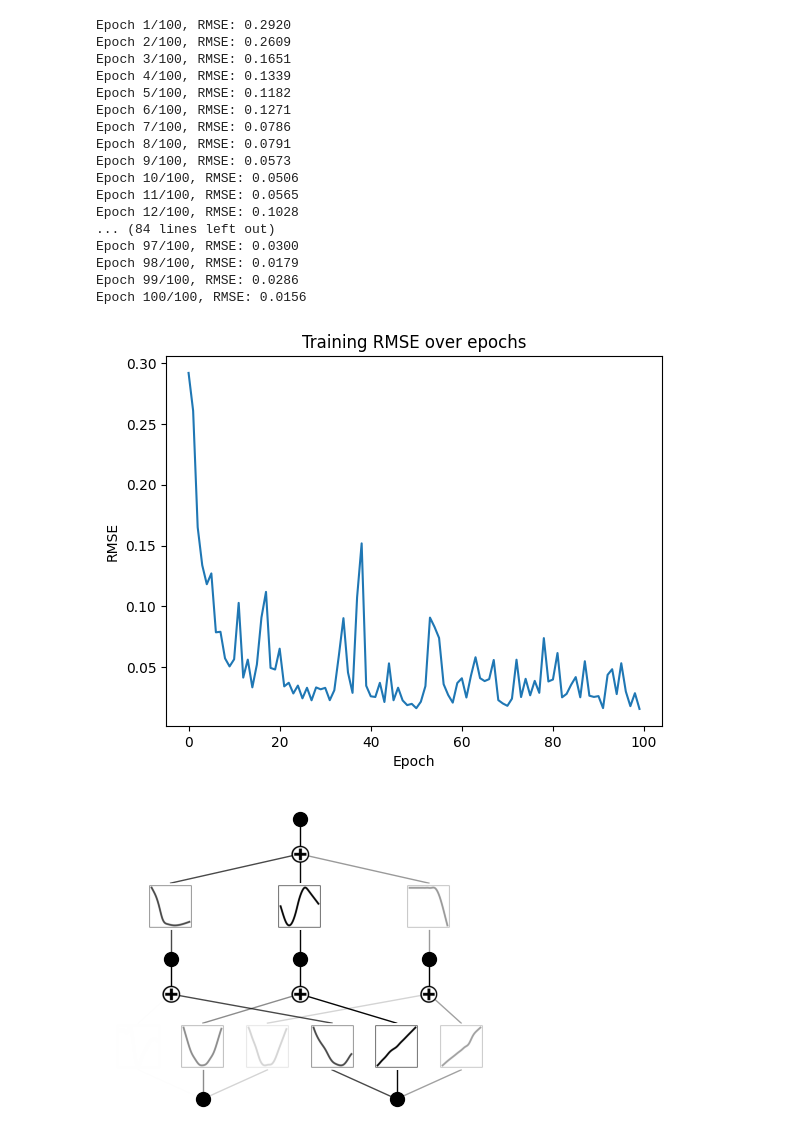
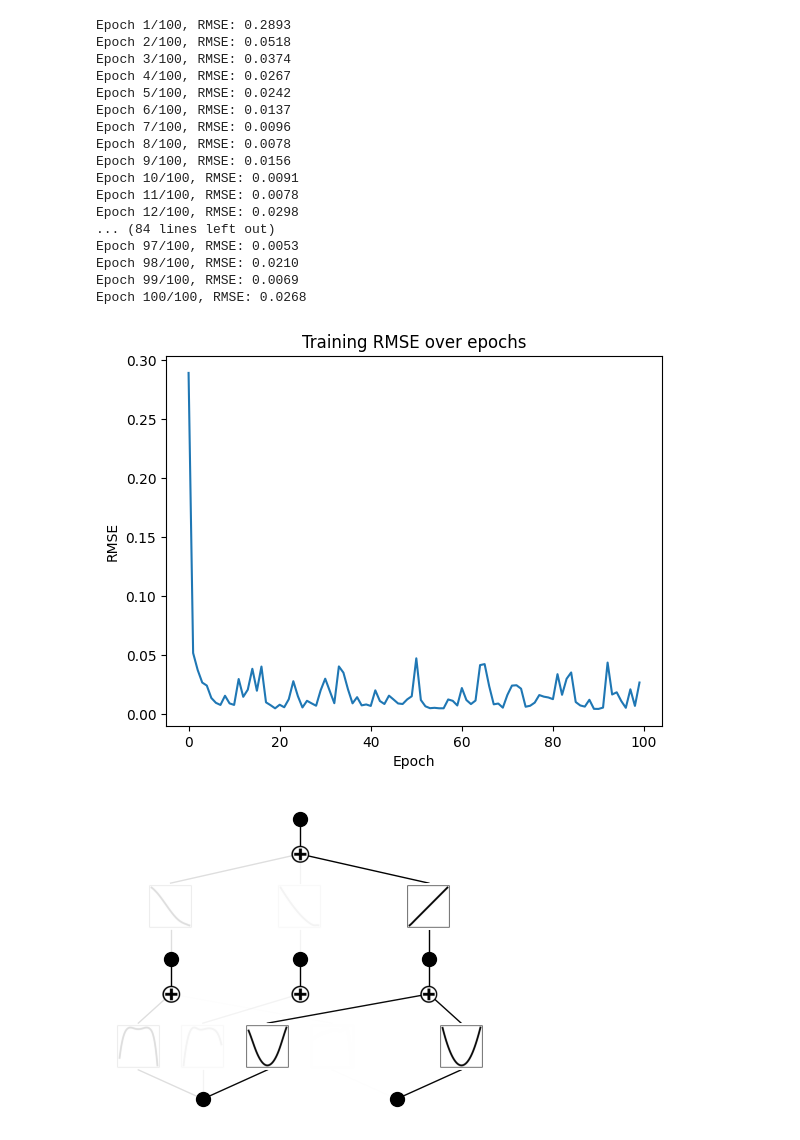
Before and after one commit to MGTUc/KANinitialization, a Jupyter notebook: kan/initializationExperiments/MLPKANtraining.ipynb, the cells around one changed output. Drawn from its saved outputs; the diff is of its cells as text; code cells hidden in the pictures.

```diff
--- a/kan/initializationExperiments/MLPKANtraining.ipynb
+++ b/kan/initializationExperiments/MLPKANtraining.ipynb
@@ -15,8 +15,10 @@ random.seed(seed)
 
 MLPKANmodel = MLPKAN(input_size=2, hidden_sizes=[3], output_size=1, subnetworkshape=[12,12,12])
 # %%
-# f = lambda x: x[:, 0]**2 + x[:, 1]**2
-f = lambda x: torch.sin(x[:, 0]**2 + 3*x[:, 1])
+f = lambda x: x[:, 0]**2 + x[:, 1]**2
+# f = lambda x: torch.sin(x[:, 0]**2 + 3*x[:, 1])
+# f = lambda x: torch.tanh(torch.exp(x[:, 0] + x[:,1]**4) - (1/x[:,0]))
+# f = lambda x: (1/(x[:, 0]**2 + x[:, 1]**2 + 1)) + x[:, 0]**3 - x[:, 1]**3
 dataset = create_dataset(f, n_var=2, normalize_input=True, seed=seed)
 # %%
 train_dataset = TensorDataset(dataset['train_input'],dataset['train_label'])
@@ -49,23 +51,23 @@ for t in range(n_epochs):
         rmse_history.append(rmse_value)
         print(f"Epoch {t+1}/{n_epochs}, RMSE: {rmse_value:.4f}")
 # %% [output]
-Epoch 1/100, RMSE: 0.2920
-Epoch 2/100, RMSE: 0.2609
-Epoch 3/100, RMSE: 0.1651
-Epoch 4/100, RMSE: 0.1339
-Epoch 5/100, RMSE: 0.1182
-Epoch 6/100, RMSE: 0.1271
-Epoch 7/100, RMSE: 0.0786
-Epoch 8/100, RMSE: 0.0791
-Epoch 9/100, RMSE: 0.0573
-Epoch 10/100, RMSE: 0.0506
-Epoch 11/100, RMSE: 0.0565
-Epoch 12/100, RMSE: 0.1028
+Epoch 1/100, RMSE: 0.2893
+Epoch 2/100, RMSE: 0.0518
+Epoch 3/100, RMSE: 0.0374
+Epoch 4/100, RMSE: 0.0267
+Epoch 5/100, RMSE: 0.0242
+Epoch 6/100, RMSE: 0.0137
+Epoch 7/100, RMSE: 0.0096
+Epoch 8/100, RMSE: 0.0078
+Epoch 9/100, RMSE: 0.0156
+Epoch 10/100, RMSE: 0.0091
+Epoch 11/100, RMSE: 0.0078
+Epoch 12/100, RMSE: 0.0298
 ... (84 lines left out)
-Epoch 97/100, RMSE: 0.0300
-Epoch 98/100, RMSE: 0.0179
-Epoch 99/100, RMSE: 0.0286
-Epoch 100/100, RMSE: 0.0156
+Epoch 97/100, RMSE: 0.0053
+Epoch 98/100, RMSE: 0.0210
+Epoch 99/100, RMSE: 0.0069
+Epoch 100/100, RMSE: 0.0268
 # %%
 plt.plot(rmse_history)
 plt.xlabel('Epoch')
@@ -73,10 +75,10 @@ plt.ylabel('RMSE')
 plt.title('Training RMSE over epochs')
 plt.show()
 # %% [output]
-[figure, old version]
+[figure, new version]
 # %%
-kanmodel = KAN(width=[2,3,1], seed=seed, grid=10, auto_save=False, symbolic_enabled=False)
+kanmodel = KAN(width=[2,3,1], seed=seed, grid=5, auto_save=False, symbolic_enabled=False)
 kanmodel.set_splines_MLPKAN(dataset['test_input'], MLPKANmodel)
 kanmodel.plot()
 # %% [output]
-[figure, old version]
+[figure, new version]
```
Also changed, not shown: 2 other files.
